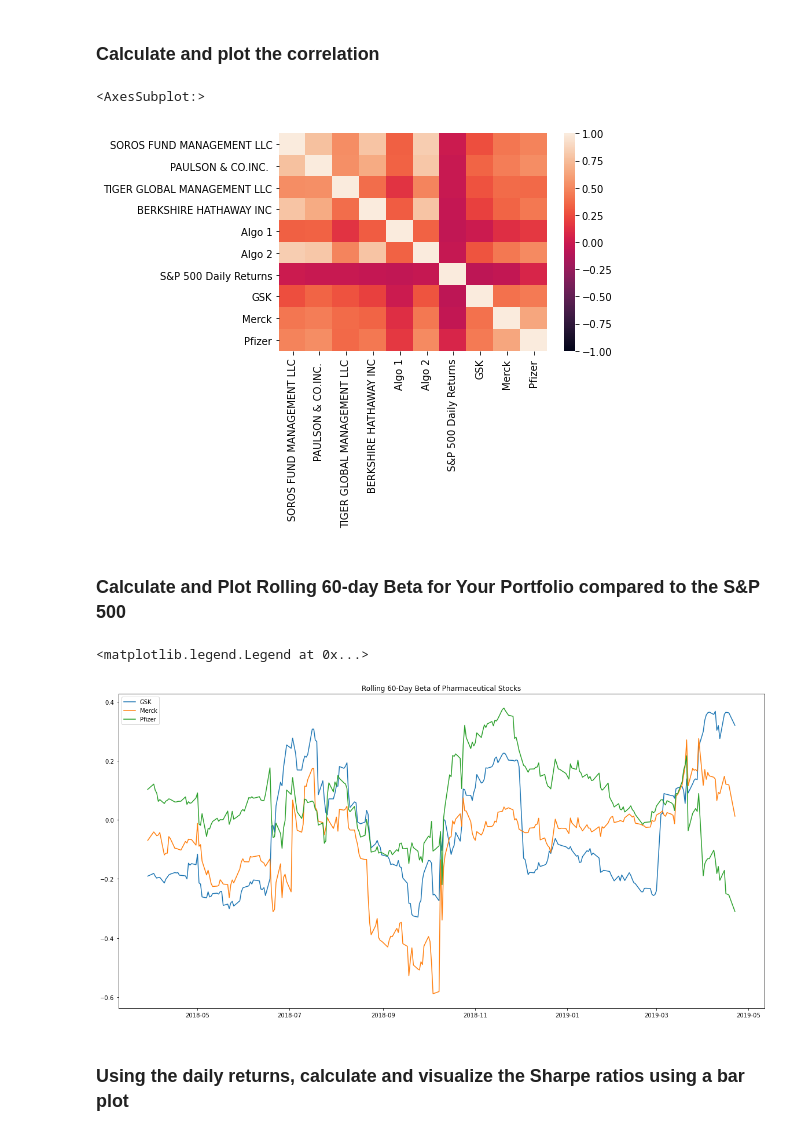
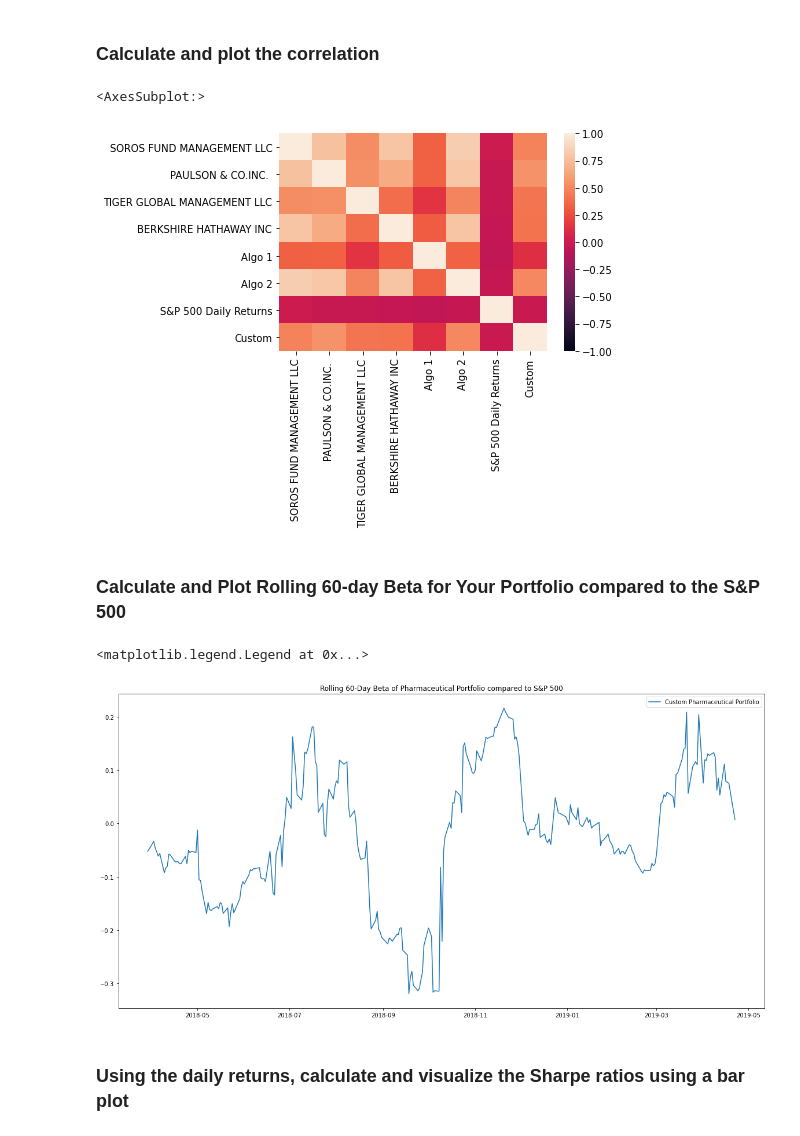
Before and after one commit to Davisg1179/pandas-homework, a Jupyter notebook: whale_analysis.ipynb, the cells around one changed output. Cells and saved outputs as stored; diff of their text form; code cells hidden in the pictures.

```diff
--- a/whale_analysis.ipynb
+++ b/whale_analysis.ipynb
@@ -448,5 +456,6 @@ weights = [1/3, 1/3, 1/3]
 pharma_wtreturns = pharma_daily_returns.dot(weights)
 
 # Display sample data
+pharma_wtreturns = pharma_wtreturns.dropna()
 pharma_wtreturns.head()
 # %% [output]
@@ -460,8 +469,9 @@ dtype: float64
 ## Join your portfolio returns to the DataFrame that contains all of the portfolio returns
 # %%
 # Join your returns DataFrame to the original returns DataFrame
-pharma_combined = pd.concat([combined_df, pharma_daily_returns], axis = "columns", join = "inner")
+pharma_combined = pd.concat([combined_df, pharma_wtreturns], axis = "columns", join = "inner")
 pharma_combined.sort_index(inplace = True)
+pharma_combined = pharma_combined.rename(columns={pharma_combined.columns[-1]: 'Custom'})
 # %%
 # Only compare dates where return data exists for all the stocks (drop NaNs)
 pharma_combined.dropna()
@@ -513,34 +521,29 @@ correlation = pharma_combined.corr()
 sns.heatmap(correlation, vmin=-1, vmax=1)
 # %% [output]
 <AxesSubplot:>
-[figure, old version]
+[figure, new version]
 # %% [markdown]
 ### Calculate and Plot Rolling 60-day Beta for Your Portfolio compared to the S&P 500
 # %%
 # Calculate and plot Beta
 # Calculation of covariance
-rolling_gsk_covariance = pharma_combined['GSK'].rolling(window=60).cov(pharma_combined['S&P 500 Daily Returns'])
-rolling_mrk_covariance = pharma_combined['Merck'].rolling(window=60).cov(pharma_combined['S&P 500 Daily Returns'])
-rolling_pfe_covariance = pharma_combined['Pfizer'].rolling(window=60).cov(pharma_combined['S&P 500 Daily Returns'])
+rolling_custom_covariance = pharma_combined['Custom'].rolling(window=60).cov(pharma_combined['S&P 500 Daily Returns'])
+
 
 # Calculation of 60-day rolling variance of S&P 500
 rolling_variance = pharma_combined['S&P 500 Daily Returns'].rolling(window=60).var()
 
 # Calculation 60-day rolling beta
-rolling_gsk_beta = rolling_gsk_covariance / rolling_variance
-rolling_mrk_beta = rolling_mrk_covariance / rolling_variance
-rolling_pfe_beta = rolling_pfe_covariance / rolling_variance
+rolling_custom_beta = rolling_custom_covariance / rolling_variance
 
 # Plotting Betas
-ax = rolling_gsk_beta.plot(figsize=(20, 10), title='Rolling 60-Day Beta of Pharmaceutical Stocks')
-rolling_mrk_beta.plot(ax=ax)
-rolling_pfe_beta.plot(ax=ax)
+ax = rolling_custom_beta.plot(figsize=(20, 10), title='Rolling 60-Day Beta of Pharmaceutical Portfolio compared to S&P 500')
 
 # Set the legend of the figure
-ax.legend(["GSK", "Merck", "Pfizer"])
+ax.legend(["Custom Pharmaceutical Portfolio"])
 # %% [output]
 <matplotlib.legend.Legend at 0x...>
-[figure, old version]
+[figure, new version]
 # %% [markdown]
 ### Using the daily returns, calculate and visualize the Sharpe ratios using a bar plot
 # %%
```
Also changed, not shown: parts of 8 cells of this notebook.
